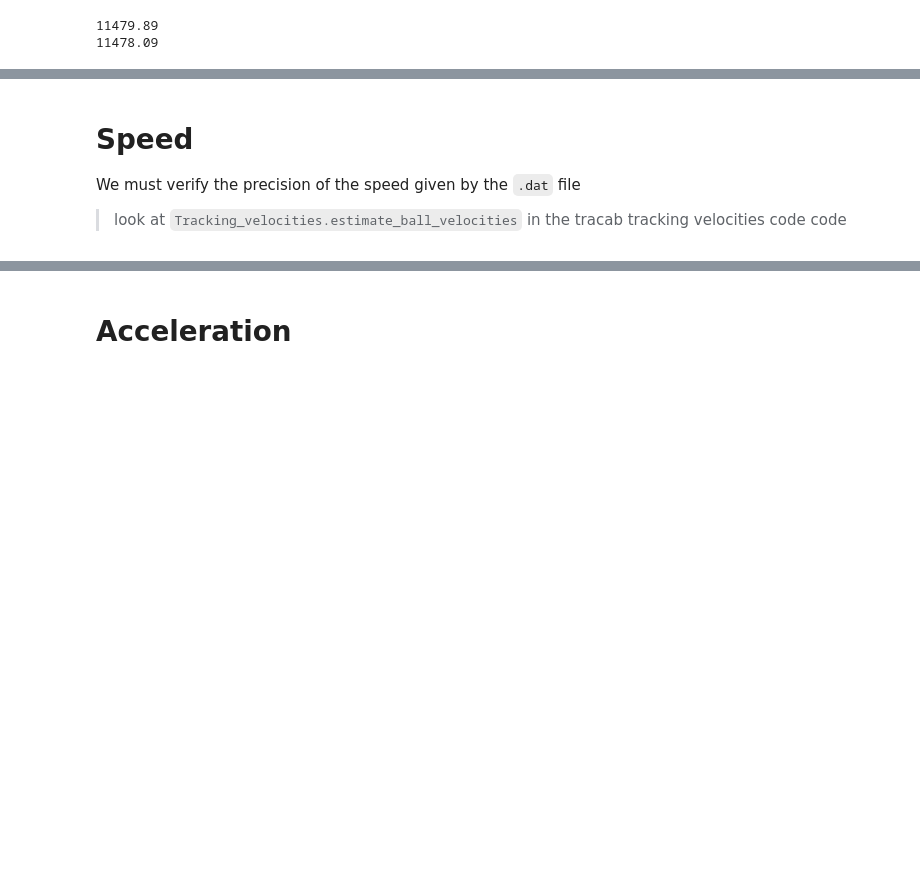
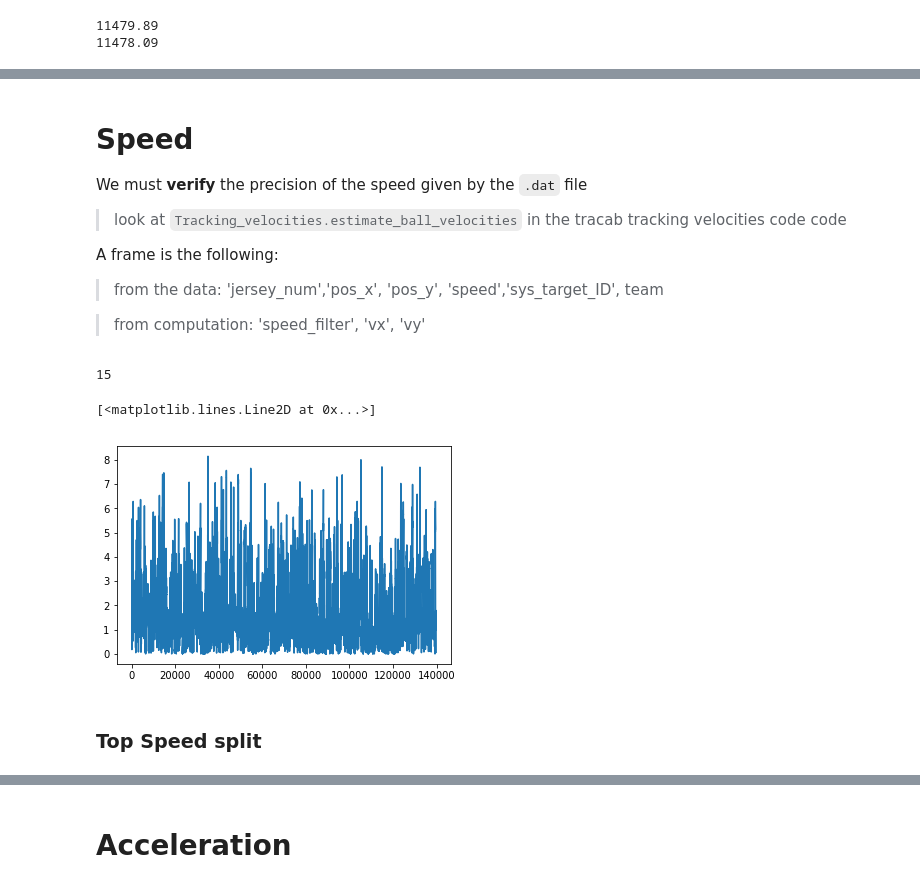
Before and after one commit to Jbalkan/SoccerTrackingData3, a Jupyter notebook: 1_Split_Metrics.ipynb, the cells around one changed output, grey strips where cells are left out. Cells and saved outputs as stored; diff of their text form; code cells hidden in the pictures; blank space fills up the shorter version.

Commit message:
velocities and

```diff
--- a/1_Split_Metrics.ipynb
+++ b/1_Split_Metrics.ipynb
@@ -424,4 +400,9 @@ print(helpers.apply_by_split(player, helpers.get_total_distance)[1][-1])
 # %% [markdown]
 # Speed
-We must verify the precision of the speed given by the `.dat` file
+We must **verify** the precision of the speed given by the `.dat` file
 > look at `Tracking_velocities.estimate_ball_velocities` in the tracab tracking velocities code code
+
+A frame is the following:
+> from the data: 'jersey_num','pos_x', 'pos_y', 'speed','sys_target_ID', team
+
+> from computation:  'speed_filter',  'vx', 'vy'
@@ -438,0 +409,16 @@ def get_top_speed(player i_start=0, i_end=None):
+# %%
+player05.frame_targets[3].sys_target_ID
+# %% [output]
+15
+# %%
+player05 =  team0_players[5]
+# %%
+# get velocities for one player
+vs = helpers.get_all_values(player05, 'speed_filter')
+
+plt.plot(vs)
+# %% [output]
+[<matplotlib.lines.Line2D at 0x...>]
+[figure, added]
+# %% [markdown]
+### Top Speed split
```
Also changed, not shown: parts of 31 cells of this notebook, 3 other files.
